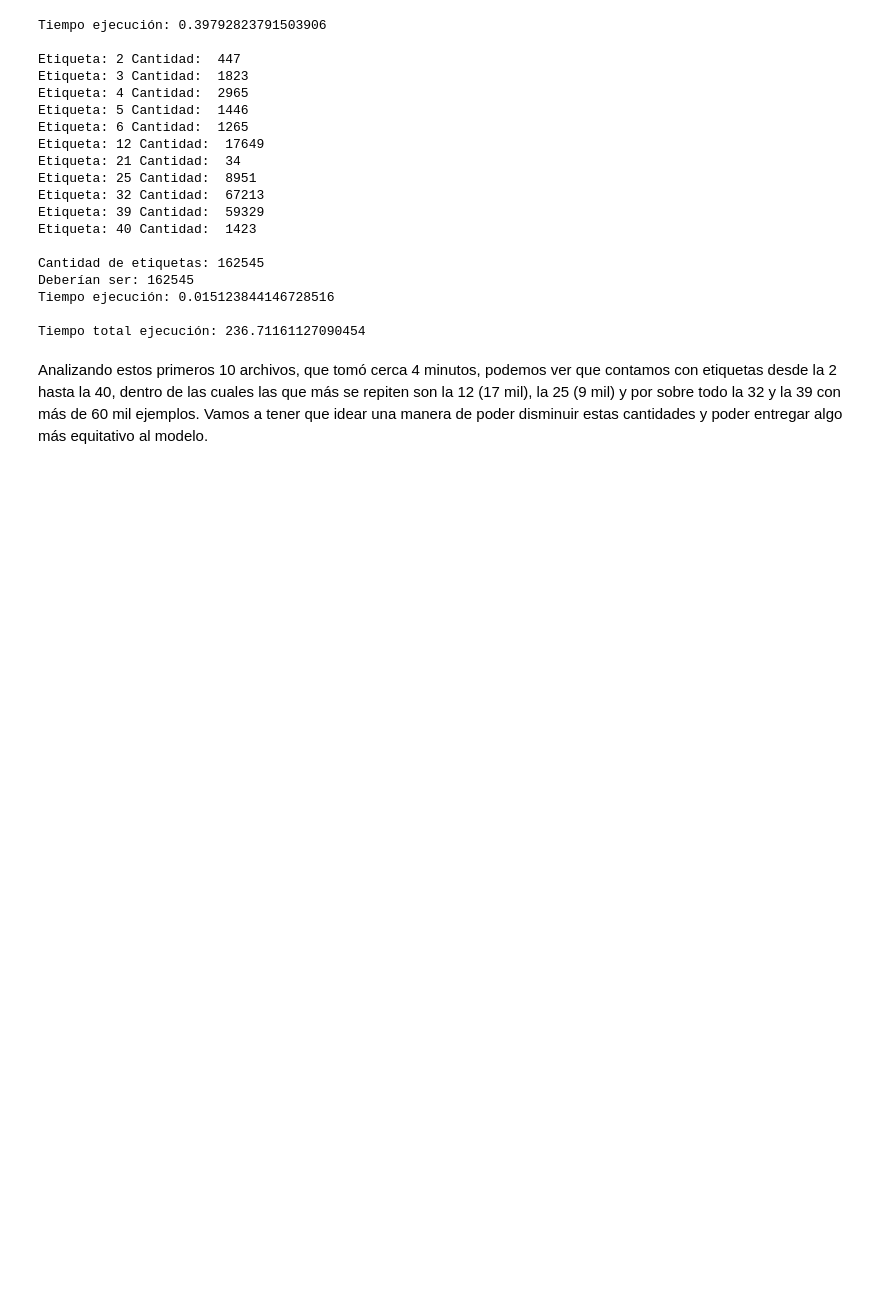
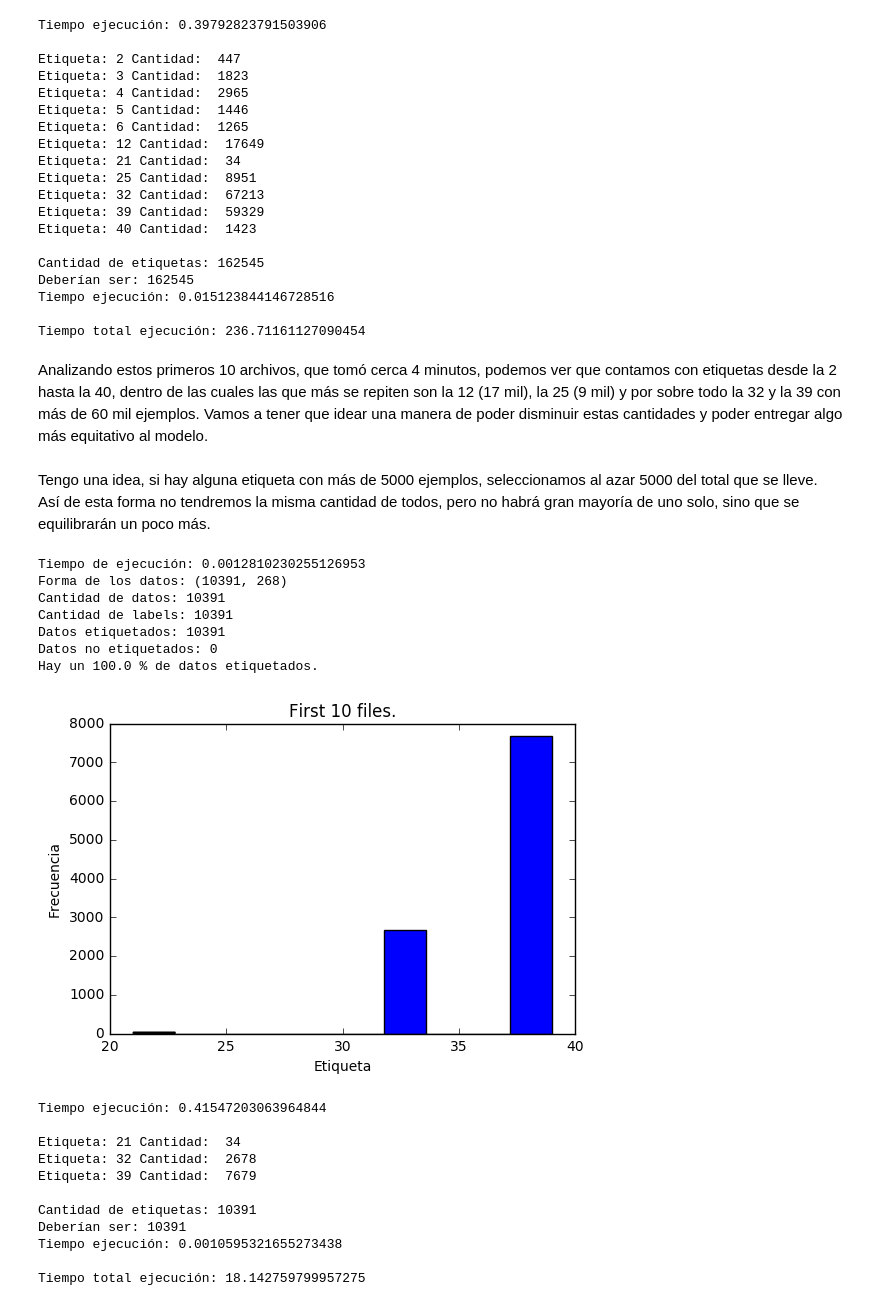
Before and after one commit to SetaSouto/nips14-ssl, a Jupyter notebook: analysis/AnalysisDataset.ipynb, the cells around one changed output. Cells and saved outputs as stored; diff of their text form; code cells hidden in the pictures; blank space fills up the shorter version.

```diff
--- a/analysis/AnalysisDataset.ipynb
+++ b/analysis/AnalysisDataset.ipynb
@@ -283,3 +283,36 @@ Tiempo ejecución: 0.015123844146728516
 Tiempo total ejecución: 236.71161127090454
 # %% [markdown]
 Analizando estos primeros 10 archivos, que tomó cerca 4 minutos, podemos ver que contamos con etiquetas desde la 2 hasta la 40, dentro de las cuales las que más se repiten son la 12 (17 mil), la 25 (9 mil) y por sobre todo la 32 y la 39 con más de 60 mil ejemplos. Vamos a tener que idear una manera de poder disminuir estas cantidades y poder entregar algo más equitativo al modelo.
+# %% [markdown]
+Tengo una idea, si hay alguna etiqueta con más de 5000 ejemplos, seleccionamos al azar 5000 del total que se lleve.
+Así de esta forma no tendremos la misma cantidad de todos, pero no habrá gran mayoría de uno solo, sino que se equilibrarán un poco más.
+# %%
+t0 = time.time()
+pixels, labels = Data.load_pixels_labels(n_files=2, labeled=True)
+print_statistics(pixels, labels)
+print('')
+labels_hist("First 10 files.", labels)
+print('')
+show_labels_distribuition(labels)
+print('')
+print("Tiempo total ejecución:", time.time()-t0)
+# %% [output]
+Tiempo de ejecución: 0.0012810230255126953
+Forma de los datos: (10391, 268)
+Cantidad de datos: 10391
+Cantidad de labels: 10391
+Datos etiquetados: 10391
+Datos no etiquetados: 0
+Hay un 100.0 % de datos etiquetados.
+[figure, added]
+Tiempo ejecución: 0.41547203063964844
+
+Etiqueta: 21 Cantidad:  34
+Etiqueta: 32 Cantidad:  2678
+Etiqueta: 39 Cantidad:  7679
+
+Cantidad de etiquetas: 10391
+Deberían ser: 10391
+Tiempo ejecución: 0.0010595321655273438
+
+Tiempo total ejecución: 18.142759799957275
```
Also changed, not shown: parts of 1 cell of this notebook, 3 other files.
